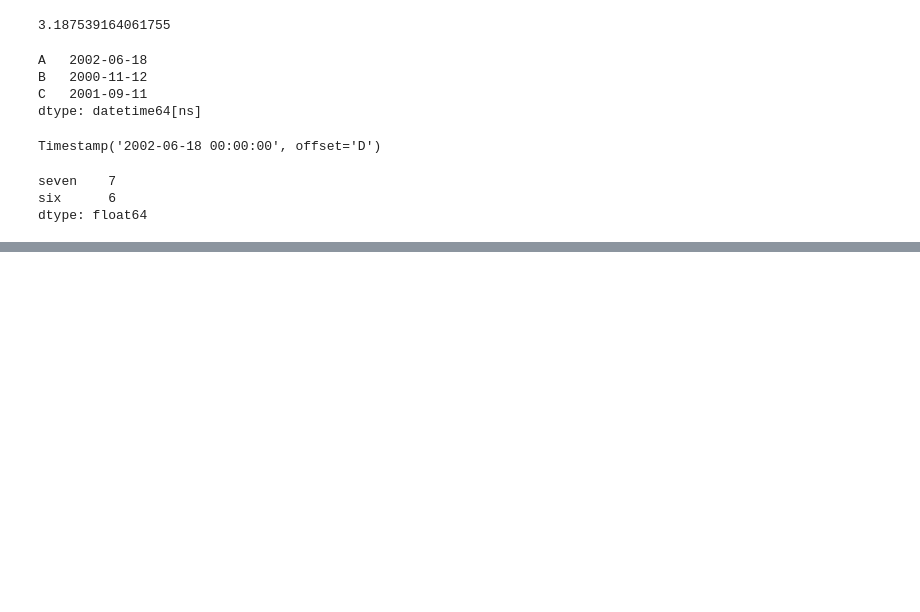
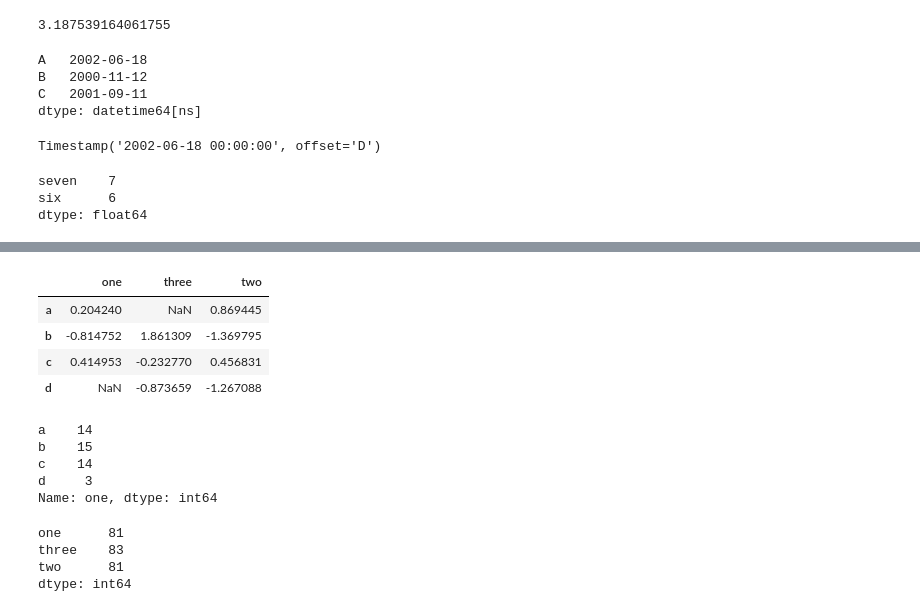
Before and after one commit to WenWeiKun-byte/PyData-Cookbook, a Jupyter notebook: Data Cleaning & Data Munging.ipynb, the cells around one changed output, grey strips where cells are left out. Drawn from its saved outputs; the diff is of its cells as text; code cells hidden in the pictures; blank space fills up the shorter version.

```diff
--- a/Data Cleaning & Data Munging.ipynb
+++ b/Data Cleaning & Data Munging.ipynb
@@ -576,0 +609,12 @@ dtype: float64
+# %%
+df = pd.DataFrame({'one' : pd.Series(np.random.randn(3), index=['a', 'b', 'c']),
+                       'two' : pd.Series(np.random.randn(4), index=['a', 'b', 'c', 'd']),
+                       'three' : pd.Series(np.random.randn(3), index=['b', 'c', 'd'])})
+# %%
+df
+# %% [output]
+|  | one | three | two |
+| a | 0.204240 | NaN | 0.869445 |
+| b | -0.814752 | 1.861309 | -1.369795 |
+| c | 0.414953 | -0.232770 | 0.456831 |
+| d | NaN | -0.873659 | -1.267088 |
@@ -576,0 +623,17 @@ dtype: float64
+# %%
+df.one.map(f)
+# %% [output]
+a    14
+b    15
+c    14
+d     3
+Name: one, dtype: int64
+# %%
+df.apply(f)
+
+# 每一行或者列得到一个return
+# %% [output]
+one      81
+three    83
+two      81
+dtype: int64
```
Also changed, not shown: parts of 8 cells of this notebook.
